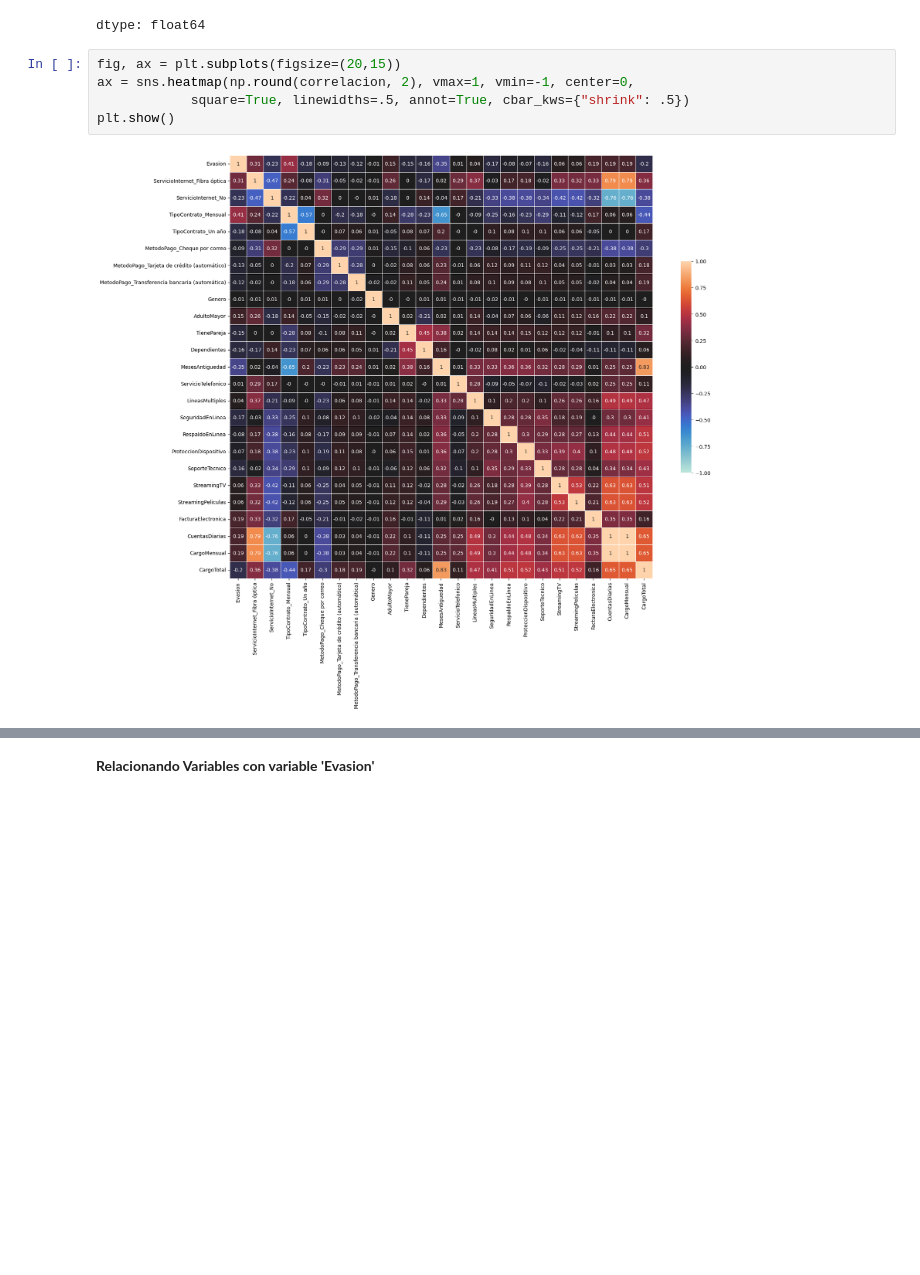
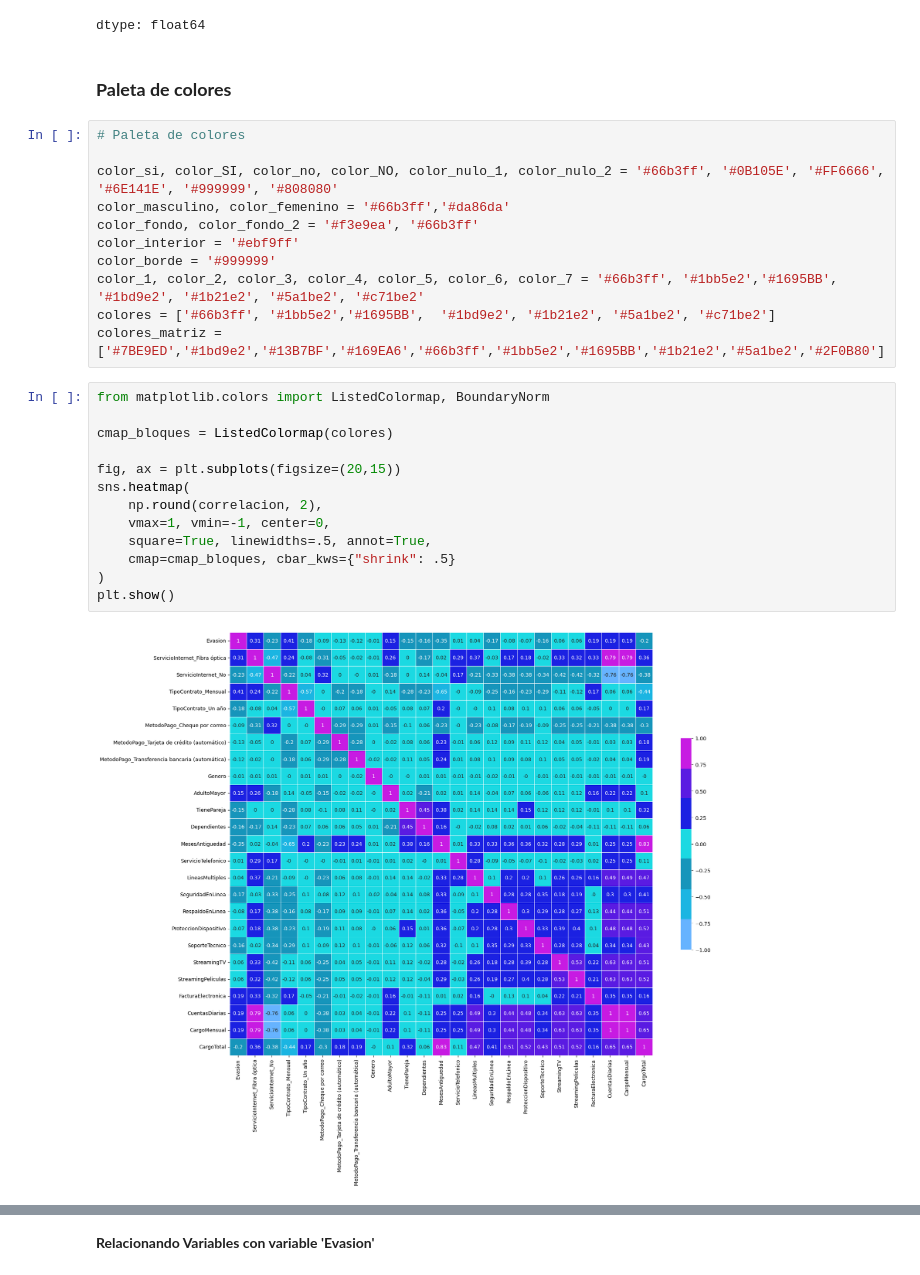
Before and after one commit to DanielRaiicHu/telecom_x_2, a Jupyter notebook: telecom_x_2.ipynb, the cells around one changed output, grey strips where cells are left out. Saved outputs shown, nothing was run; the diff lists cells and outputs as text; blank space fills up the shorter version.

```diff
--- a/telecom_x_2.ipynb
+++ b/telecom_x_2.ipynb
@@ -329,13 +330,34 @@ correlacion['Evasion'].sort_values(ascending=False)
 | ServicioInternet_No | -0.227890 |
 | MesesAntiguedad | -0.352229 |
 dtype: float64
+# %% [markdown]
+### **Paleta de colores**
+# %%
+# Paleta de colores
+
+color_si, color_SI, color_no, color_NO, color_nulo_1, color_nulo_2 = '#66b3ff', '#0B105E', '#FF6666', '#6E141E', '#999999', '#808080'
+color_masculino, color_femenino = '#66b3ff','#da86da'
+color_fondo, color_fondo_2 = '#f3e9ea', '#66b3ff'
+color_interior = '#ebf9ff'
+color_borde = '#999999'
+color_1, color_2, color_3, color_4, color_5, color_6, color_7 = '#66b3ff', '#1bb5e2','#1695BB',  '#1bd9e2', '#1b21e2', '#5a1be2', '#c71be2'
+colores = ['#66b3ff', '#1bb5e2','#1695BB',  '#1bd9e2', '#1b21e2', '#5a1be2', '#c71be2']
+colores_matriz = ['#7BE9ED','#1bd9e2','#13B7BF','#169EA6','#66b3ff','#1bb5e2','#1695BB','#1b21e2','#5a1be2','#2F0B80']
 # %%
+from matplotlib.colors import ListedColormap, BoundaryNorm
+
+cmap_bloques = ListedColormap(colores)
+
 fig, ax = plt.subplots(figsize=(20,15))
-ax = sns.heatmap(np.round(correlacion, 2), vmax=1, vmin=-1, center=0,
-            square=True, linewidths=.5, annot=True, cbar_kws={"shrink": .5})
+sns.heatmap(
+    np.round(correlacion, 2),
+    vmax=1, vmin=-1, center=0,
+    square=True, linewidths=.5, annot=True,
+    cmap=cmap_bloques, cbar_kws={"shrink": .5}
+)
 plt.show()
 # %% [output]
-[figure, old version]
+[figure, new version]
 # %%
 import matplotlib.pyplot as plt
 import seaborn as sns
```
Also changed, not shown: parts of 27 cells of this notebook.
